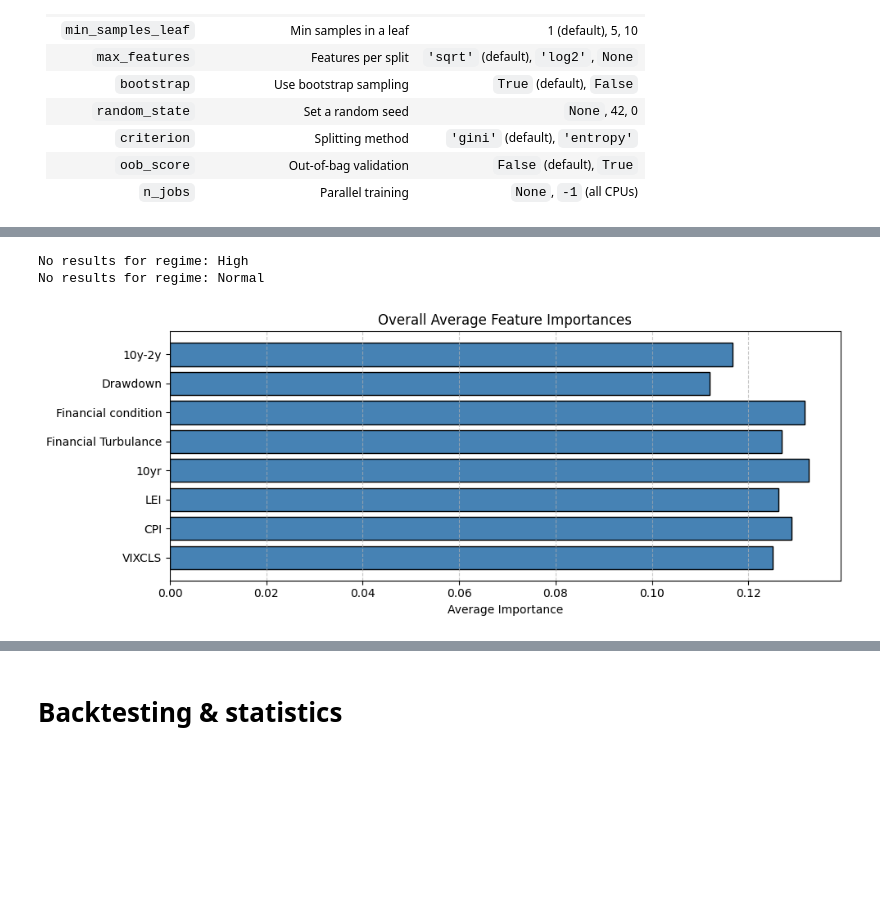
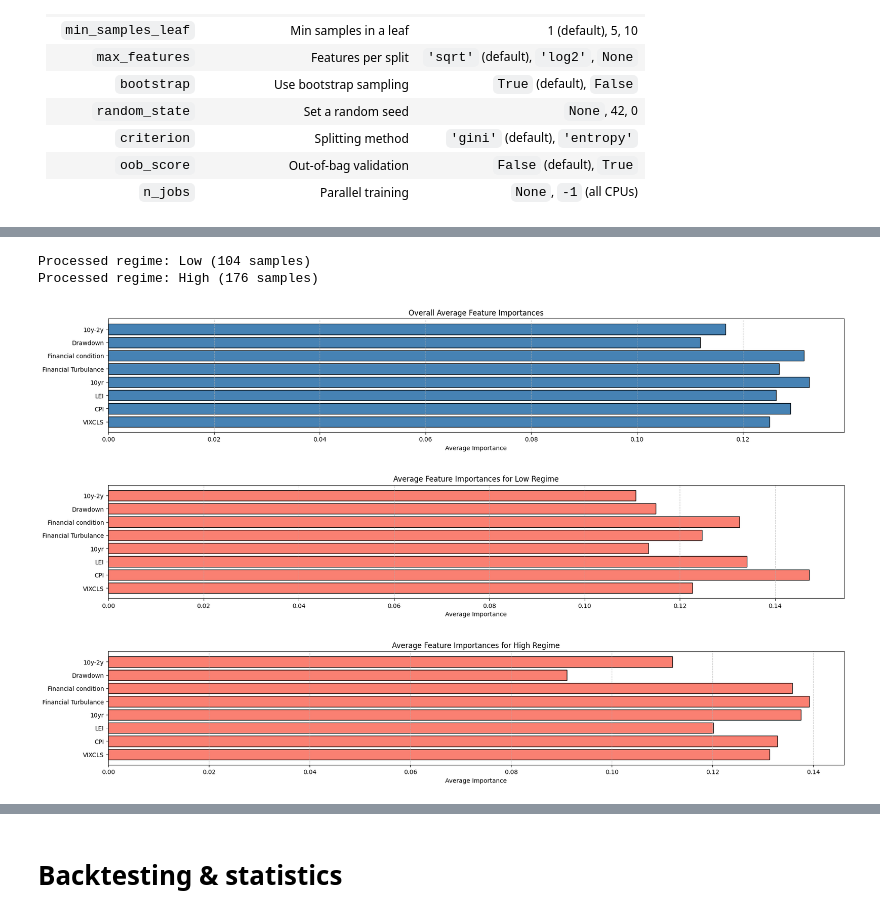
Before and after one commit to Elkkujou/Gradu, a Jupyter notebook: RF REGIIMI HYVÄ TRAINING.ipynb, the cells around one changed output, grey strips where cells are left out. Cells and saved outputs as stored; diff of their text form; code cells hidden in the pictures; blank space fills up the shorter version.

```diff
--- a/RF REGIIMI HYVÄ TRAINING.ipynb
+++ b/RF REGIIMI HYVÄ TRAINING.ipynb
@@ -87,7 +87,7 @@ print(df.columns)
 FEATURES = ['VIXCLS', 'CPI', 'LEI', '10yr', 'Financial Turbulance', 'Financial condition', 'Drawdown', '10y-2y']
 
 # Model split by column
-REGIMES_COLUMN = 'Vix-regimes2'
+REGIMES_COLUMN = 'Vix-regimes3'
 
 # Used factors
 FACTORS = [
@@ -775,61 +824,49 @@ NameError: name 'all_true_labels' is not defined
 # %%
-import numpy as np
-import matplotlib.pyplot as plt
+# 2. Regime-Specific Feature Importances (FIXED)
+# ==============================================
+# Get unique regimes present in results_df (already mapped to their string names)
+existing_regimes = results_df['Regime'].unique()
 
-# ===============================
-# 1. Overall Feature Importances
-# ===============================
-# Stack all feature importance arrays into a 2D NumPy array.
-overall_fi_array = np.vstack(results_df['Feature_Importances'].values)
-overall_avg_fi = overall_fi_array.mean(axis=0)
+regime_avg_fi = {}
+for regime_name in existing_regimes:
+    # Filter results_df for the current regime
+    regime_df = results_df[results_df['Regime'] == regime_name]
 
-# ========================================
-# 2. Regime-Specific Feature Importances
-# ========================================
-# Instead of iterating over regime names (strings), we iterate over numeric codes
-# and use regime_mapping to convert them back to strings for plotting.
-regime_avg_fi = {}
-for numeric_code, regime_name in regime_mapping.items():
-    # Filter results_df for the current numeric regime code.
-    regime_df = results_df[results_df['Regime'] == numeric_code]
-    if regime_df.empty:
-        print(f"No results for regime: {regime_name}")
-        continue  # Skip if there are no results for this regime.
-    # Stack and average the feature importances for this regime.
+    # Stack and average the feature importances for this regime
     regime_fi_array = np.vstack(regime_df['Feature_Importances'].values)
     regime_avg_fi[regime_name] = regime_fi_array.mean(axis=0)
 
+    # Print debug info
+    print(f"Processed regime: {regime_name} ({len(regime_df)} samples)")
+
 # ===============================
-# 3. Plotting the Results
+# 3. Plotting the Results (UPDATED)
 # ===============================
-# We'll create one subplot for the overall importances and one for each regime.
-# Total subplots = 1 (overall) + number of regimes with available data.
-num_regime_plots = len(regime_avg_fi)
-total_plots = 1 + num_regime_plots
+# Create subplots for overall + existing regimes
+total_plots = 1 + len(regime_avg_fi)
+fig, axs = plt.subplots(total_plots, 1, figsize=(19.5, total_plots * 4))
 
-fig, axs = plt.subplots(total_plots, 1, figsize=(10, total_plots * 4))
-
-# If there's only one subplot, ensure axs is a list.
+# If there's only one subplot, ensure axs is a list
 if total_plots == 1:
     axs = [axs]
 
 # --- Overall Feature Importances Plot ---
 axs[0].barh(FEATURES, overall_avg_fi, color='steelblue', edgecolor='black')
 axs[0].set_title("Overall Average Feature Importances")
 axs[0].set_xlabel("Average Importance")
 axs[0].grid(axis='x', linestyle='--', alpha=0.7)
 
 # --- Regime-Specific Feature Importances Plots ---
 for idx, (regime_name, avg_fi) in enumerate(regime_avg_fi.items(), start=1):
     axs[idx].barh(FEATURES, avg_fi, color='salmon', edgecolor='black')
-    axs[idx].set_title(f"Average Feature Importances for {regime_name}")
+    axs[idx].set_title(f"Average Feature Importances for {regime_name} Regime")
     axs[idx].set_xlabel("Average Importance")
     axs[idx].grid(axis='x', linestyle='--', alpha=0.7)
 
-plt.tight_layout()
+plt.tight_layout(pad=4.0)
 plt.show()
 # %% [output]
-No results for regime: High
-No results for regime: Normal
+Processed regime: Low (104 samples)
+Processed regime: High (176 samples)
-[figure, old version]
+[figure, new version]
 # %%
```
Also changed, not shown: parts of 21 cells of this notebook.
